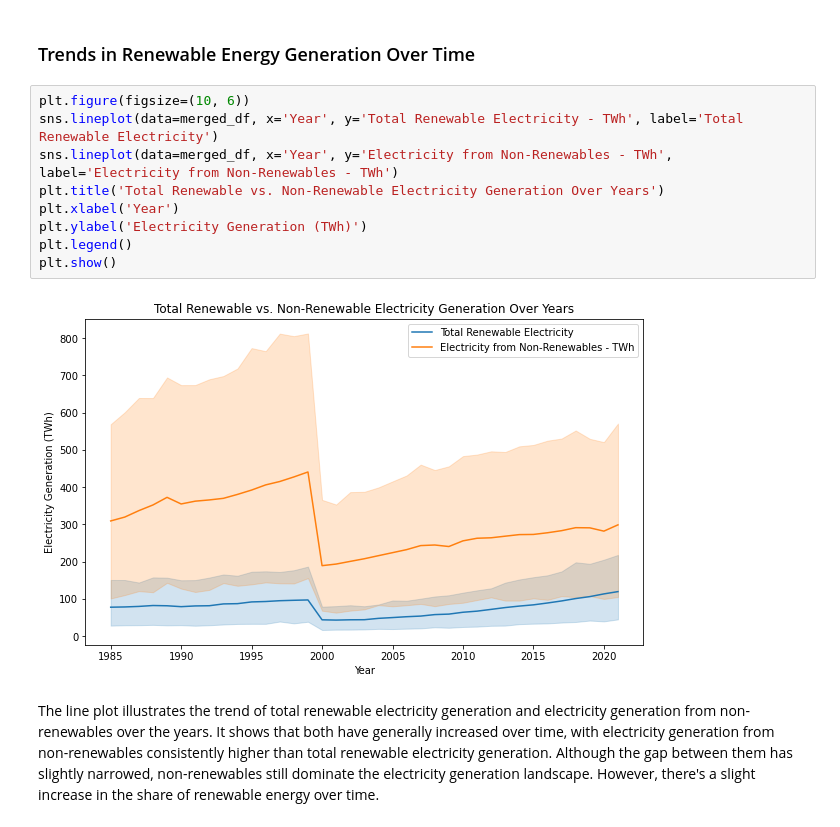
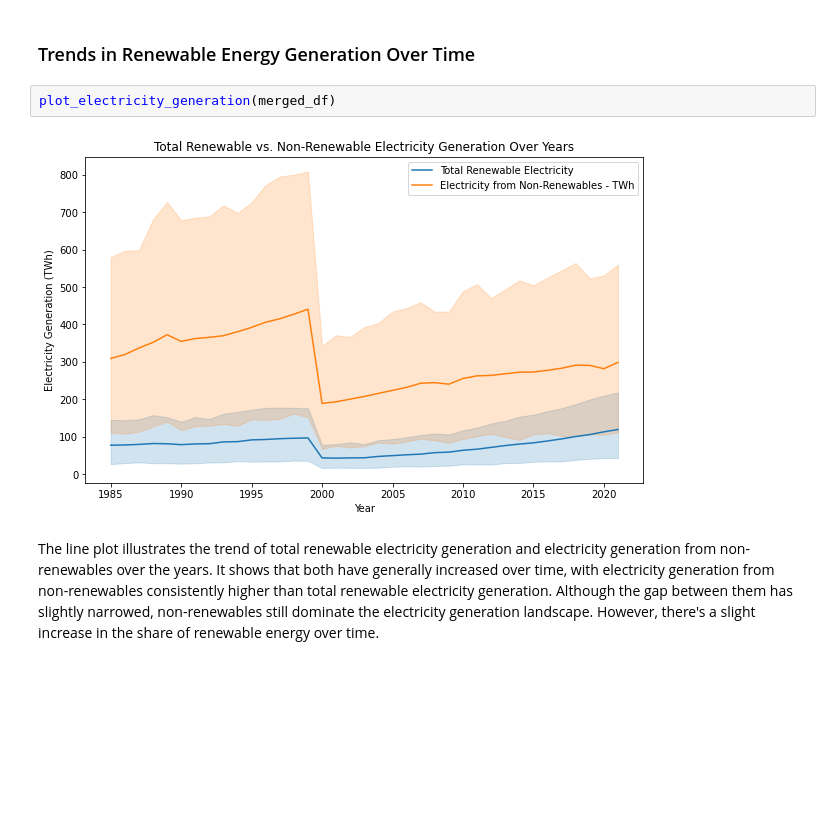
Before and after one commit to marttech26/GLOBAL-POWER-ANALYSIS, a Jupyter notebook: global_renewable_energy.ipynb, the cells around one changed output. Drawn from its saved outputs; the diff is of its cells as text; blank space fills up the shorter version.

```diff
--- a/global_renewable_energy.ipynb
+++ b/global_renewable_energy.ipynb
@@ -488,17 +471,10 @@ The violin plots display the distribution of numerical variables related to elec
 ### (b) Bivariate Data Analysis
 # %% [markdown]
 ### Trends in Renewable Energy Generation Over Time
-# %%
-plt.figure(figsize=(10, 6))
-sns.lineplot(data=merged_df, x='Year', y='Total Renewable Electricity - TWh', label='Total Renewable Electricity')
-sns.lineplot(data=merged_df, x='Year', y='Electricity from Non-Renewables - TWh', label='Electricity from Non-Renewables - TWh')
-plt.title('Total Renewable vs. Non-Renewable Electricity Generation Over Years')
-plt.xlabel('Year')
-plt.ylabel('Electricity Generation (TWh)')
-plt.legend()
-plt.show()
-# %% [output]
-[figure, removed]
+# %%
+plot_electricity_generation(merged_df)
+# %% [output]
+[figure, added]
 # %% [markdown]
 The line plot illustrates the trend of total renewable electricity generation and electricity generation from non-renewables over the years. It shows that both have generally increased over time, with electricity generation from non-renewables consistently higher than total renewable electricity generation. Although the gap between them has slightly narrowed, non-renewables still dominate the electricity generation landscape. However, there's a slight increase in the share of renewable energy over time.
 # %% [markdown]
```
Also changed, not shown: parts of 107 cells of this notebook, 1 other file.
